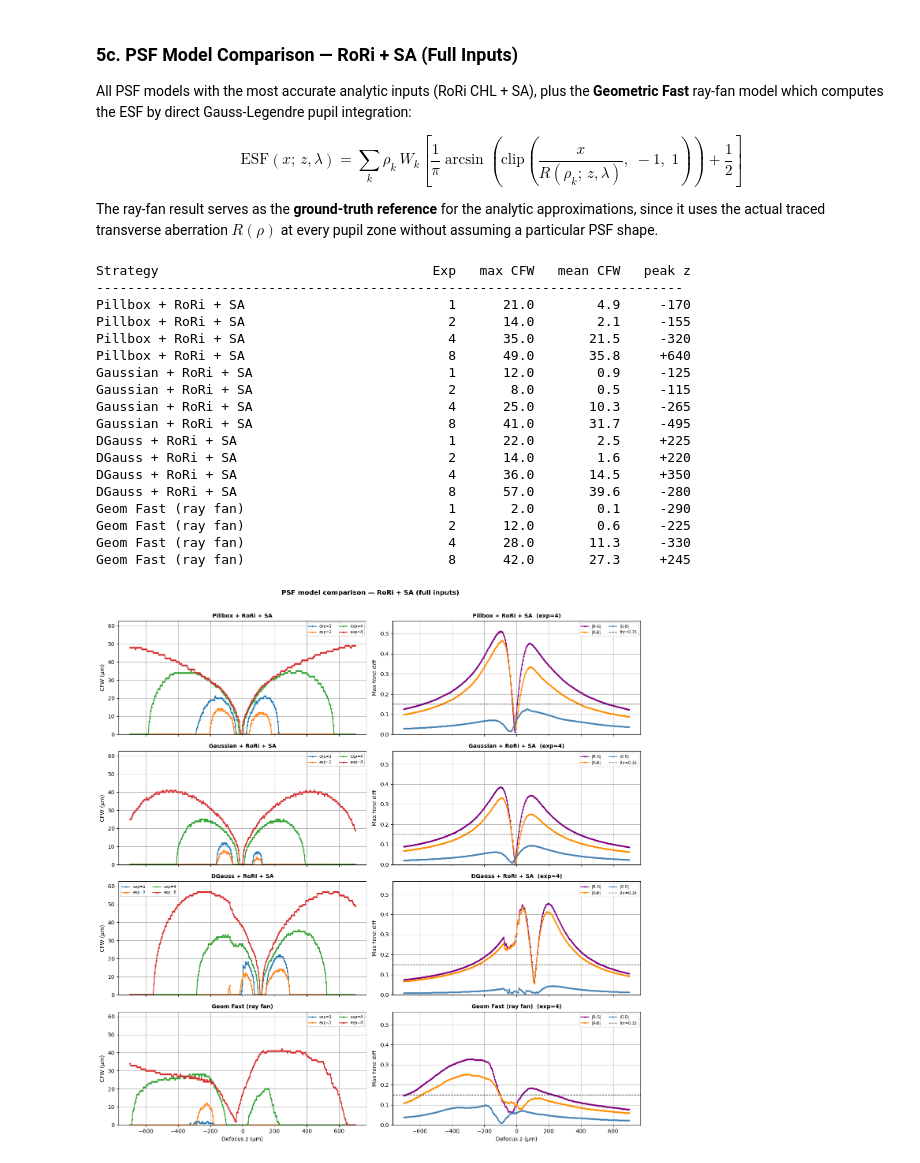
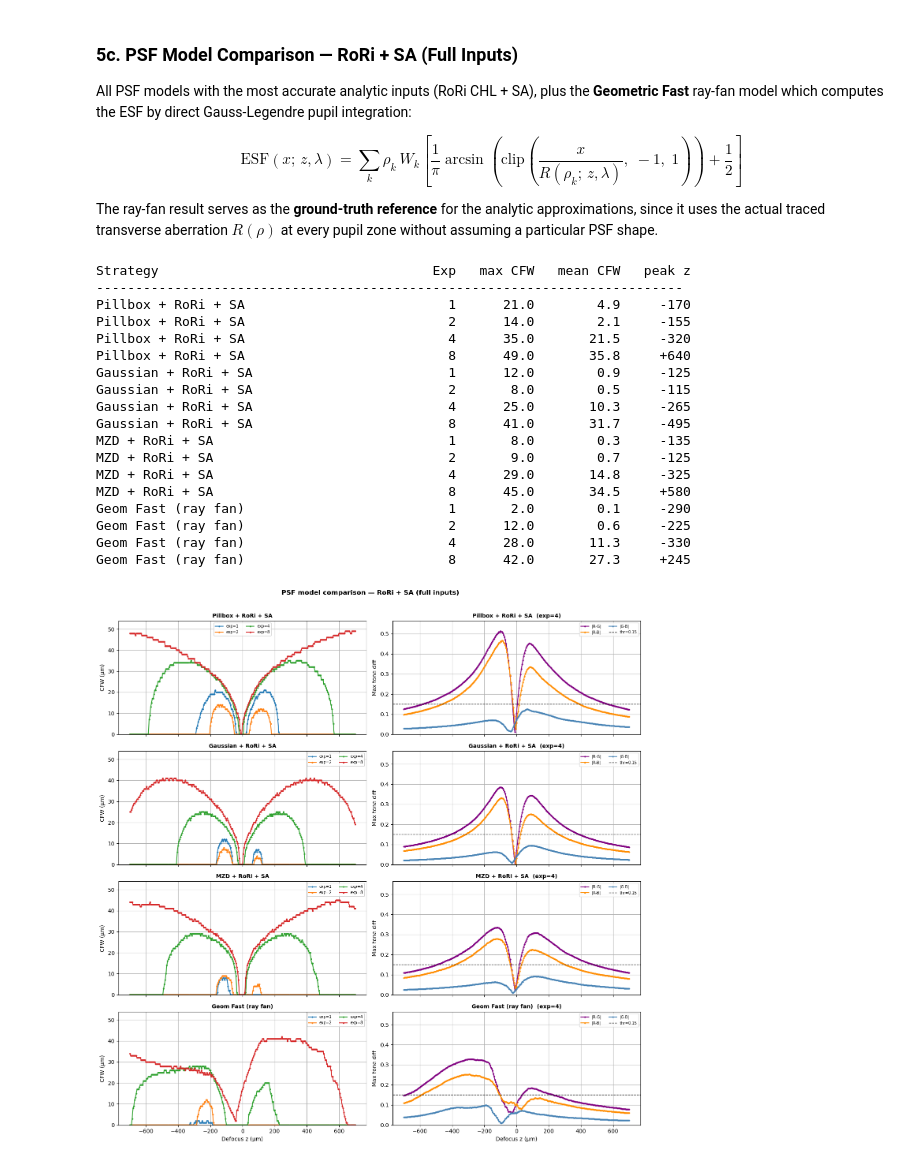
Before and after one commit to Leyangf/ColorFringeCalculation, a Jupyter notebook: examples/cfw_geom_demo.ipynb, the cells around one changed output. Cells and saved outputs as stored; diff of their text form; code cells hidden in the pictures.

```diff
--- a/examples/cfw_geom_demo.ipynb
+++ b/examples/cfw_geom_demo.ipynb
@@ -101,6 +102,7 @@ Wavelengths  : 31 pts  400–700 nm  (step 10 nm)
 if lens1 is not None:
     paraxial_curve         = compute_chl_curve(lens1, wavelengths_nm=sensor_wl)
     rori_curve, spot_curve = compute_rori_spot_curves(lens1, wavelengths_nm=sensor_wl)
+    sa_poly_curve          = compute_sa_poly_curves(lens1, wavelengths_nm=sensor_wl)
     w040_curve             = compute_w040_curve(lens1, wavelengths_nm=sensor_wl)
     focal_shift_curve      = rori_curve          # ← RoRi used for fringe calculations
     FN_DEFAULT             = float(lens1.paraxial.FNO())
@@ -111,6 +113,9 @@ else:
     paraxial_curve    = _load_defocus()
     rori_curve        = paraxial_curve
     spot_curve        = np.column_stack((paraxial_curve[:, 0],
+                                         np.zeros(len(paraxial_curve))))
+    sa_poly_curve     = np.column_stack((paraxial_curve[:, 0],
+                                         np.zeros(len(paraxial_curve)),
                                          np.zeros(len(paraxial_curve))))
     w040_curve        = np.column_stack((paraxial_curve[:, 0],
                                          np.zeros(len(paraxial_curve))))
@@ -124,6 +129,8 @@ chl_um = focal_shift_curve[:, 1]   # RoRi CHL in µm
 print(f"f-number     : {FN_DEFAULT}")
 print(f"spot_curve ρ_sa : {spot_curve[:, 1].min():.1f} – {spot_curve[:, 1].max():.1f} µm  "
       f"(mean {spot_curve[:, 1].mean():.1f} µm)")
+print(f"sa_poly c₃    : {sa_poly_curve[:, 1].min():.1f} – {sa_poly_curve[:, 1].max():.1f} µm")
+print(f"sa_poly c₅    : {sa_poly_curve[:, 2].min():.1f} – {sa_poly_curve[:, 2].max():.1f} µm")
 print(f"w040_curve W040 : {w040_curve[:, 1].min():.3f} – {w040_curve[:, 1].max():.3f} µm OPD")
 # %% [output]
 Pre-computing ray fan at z=0 (one-time, used by Geometric Fast mode)…
@@ -497,12 +632,11 @@ _cfw_cache: dict[tuple, np.ndarray] = {}
 _pd_cache:  dict[tuple, dict[str, np.ndarray]] = {}
 
 
-def _cache_key(psf_mode, exposure, chl_curve, sa_curve, w040):
+def _cache_key(psf_mode, exposure, chl_curve, sa_curve):
     """Hashable key from parameters. Uses array id() since arrays persist."""
     return (psf_mode, exposure,
             id(chl_curve) if chl_curve is not None else None,
-            id(sa_curve)  if sa_curve  is not None else None,
-            id(w040)      if w040      is not None else None)
+            id(sa_curve)  if sa_curve  is not None else None)
 
 
 def _tone(raw, exposure, gamma=_COMP_GAMMA):
@@ -513,10 +647,9 @@ def compute_cfw_curve(
     psf_mode: str, exposure: float,
     chl_curve: np.ndarray | None = None,
     sa_curve: np.ndarray | None = None,
-    w040: np.ndarray | None = None,
 ) -> np.ndarray:
     """Return shape (N, 2) array of [z, CFW]. Cached."""
-    key = _cache_key(psf_mode, exposure, chl_curve, sa_curve, w040)
+    key = _cache_key(psf_mode, exposure, chl_curve, sa_curve)
     if key in _cfw_cache:
         return _cfw_cache[key]
 
@@ -537,8 +670,6 @@ def compute_cfw_curve(
                   f_number=FN_DEFAULT, psf_mode=psf_mode,
                   color_diff_threshold=COLOR_DIFF_THRESHOLD,
                   sensor_response=sensor_response)
-        if psf_mode == "dgauss":
-            kw["w040_curve_um"] = w040
         result = np.array([[z, fringe_width(z, **kw)] for z in z_vals])  # type: ignore[arg-type]
 
     _cfw_cache[key] = result
@@ -549,10 +680,9 @@ def compute_pair_diffs(
     psf_mode: str,
     chl_curve: np.ndarray | None = None,
     sa_curve: np.ndarray | None = None,
-    w040: np.ndarray | None = None,
 ) -> dict[str, np.ndarray]:
     """Per-pair max tone diff at fixed _DIFF_EXPOSURE. Cached."""
-    key = _cache_key(psf_mode, _DIFF_EXPOSURE, chl_curve, sa_curve, w040)
+    key = _cache_key(psf_mode, _DIFF_EXPOSURE, chl_curve, sa_curve)
     if key in _pd_cache:
         return _pd_cache[key]
 
@@ -570,8 +700,6 @@ def compute_pair_diffs(
                       chl_curve_um=chl_curve, sa_curve_um=sa_curve,
                       f_number=FN_DEFAULT, psf_mode=psf_mode,
                       sensor_response=sensor_response)
-            if psf_mode == "dgauss":
-                kw["w040_curve_um"] = w040
             rgb = np.array([edge_rgb_response(x, z, **kw) for x in _X_ANALYTIC])  # type: ignore[arg-type]
             esfs = [rgb[:, 0], rgb[:, 1], rgb[:, 2]]
         pd["R-G"][i] = np.abs(esfs[0] - esfs[1]).max()
@@ -599,7 +727,7 @@ def plot_comparison(strategies: list[dict], suptitle: str) -> None:
 
     for row, cfg in enumerate(strategies):
         label = cfg["label"]
-        kw = {k: cfg.get(k) for k in ("chl_curve", "sa_curve", "w040")}
+        kw = {k: cfg.get(k) for k in ("chl_curve", "sa_curve")}
         mode = cfg["psf_mode"]
 
         ax_cfw  = axes[row, 0]
@@ -726,36 +852,35 @@ $$\mathrm{ESF}(x;\,z,\lambda) = \sum_k \rho_k \, W_k \left[\frac{1}{\pi}\arcsin\
 
 The ray-fan result serves as the **ground-truth reference** for the analytic approximations, since it uses the actual traced transverse aberration $R(\rho)$ at every pupil zone without assuming a particular PSF shape.
 # %%
-_w040 = w040_curve[:, 1]
-_chl  = rori_curve[:, 1]
-_sa   = spot_curve[:, 1]
+_chl     = rori_curve[:, 1]
+_sa      = spot_curve[:, 1]
 
 plot_comparison([
     {"label": "Pillbox + RoRi + SA",    "psf_mode": "geom",
-     "chl_curve": _chl, "sa_curve": _sa, "w040": _w040},
+     "chl_curve": _chl, "sa_curve": _sa},
     {"label": "Gaussian + RoRi + SA",   "psf_mode": "gauss",
-     "chl_curve": _chl, "sa_curve": _sa, "w040": _w040},
-    {"label": "DGauss + RoRi + SA",     "psf_mode": "dgauss",
-     "chl_curve": _chl, "sa_curve": _sa, "w040": _w040},
+     "chl_curve": _chl, "sa_curve": _sa},
+    {"label": "MZD + RoRi + SA",        "psf_mode": "mzd",
+     "chl_curve": _chl, "sa_curve": _sa},
     {"label": "Geom Fast (ray fan)",    "psf_mode": "geom_fast"},
 ], suptitle="PSF model comparison — RoRi + SA (full inputs)")
 # %% [output]
 Strategy                                   Exp   max CFW   mean CFW   peak z
 ---------------------------------------------------------------------------
 Pillbox + RoRi + SA                          1      21.0        4.9     -170
 Pillbox + RoRi + SA                          2      14.0        2.1     -155
 Pillbox + RoRi + SA                          4      35.0       21.5     -320
 Pillbox + RoRi + SA                          8      49.0       35.8     +640
 Gaussian + RoRi + SA                         1      12.0        0.9     -125
 Gaussian + RoRi + SA                         2       8.0        0.5     -115
 Gaussian + RoRi + SA                         4      25.0       10.3     -265
 Gaussian + RoRi + SA                         8      41.0       31.7     -495
-DGauss + RoRi + SA                           1      22.0        2.5     +225
-DGauss + RoRi + SA                           2      14.0        1.6     +220
-DGauss + RoRi + SA                           4      36.0       14.5     +350
-DGauss + RoRi + SA                           8      57.0       39.6     -280
+MZD + RoRi + SA                              1       8.0        0.3     -135
+MZD + RoRi + SA                              2       9.0        0.7     -125
+MZD + RoRi + SA                              4      29.0       14.8     -325
+MZD + RoRi + SA                              8      45.0       34.5     +580
 Geom Fast (ray fan)                          1       2.0        0.1     -290
 Geom Fast (ray fan)                          2      12.0        0.6     -225
 Geom Fast (ray fan)                          4      28.0       11.3     -330
 Geom Fast (ray fan)                          8      42.0       27.3     +245
-[figure, old version]
+[figure, new version]
```
Also changed, not shown: parts of 9 cells of this notebook, 3 other files.
